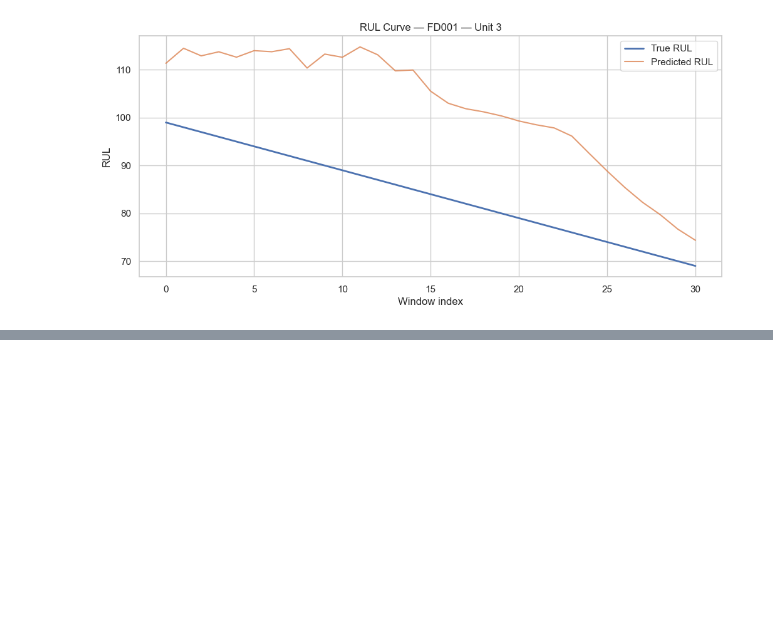
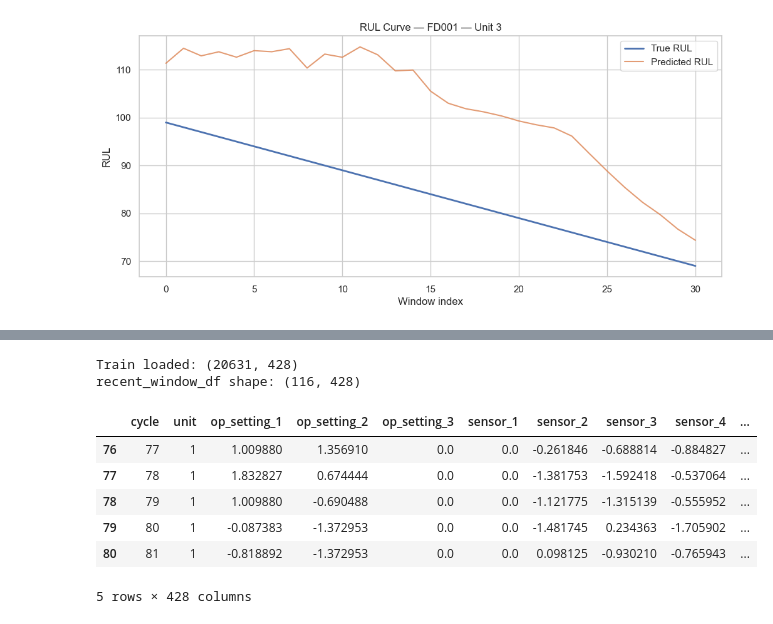
Before and after one commit to ghsaberr/agentic-predictive-maintenance, a Jupyter notebook: agentic-predictive-maintenance.ipynb, the cells around one changed output, grey strips where cells are left out. Drawn from its saved outputs; the diff is of its cells as text; code cells hidden in the pictures; blank space fills up the shorter version.

Commit message:
agent

```diff
--- a/agentic-predictive-maintenance.ipynb
+++ b/agentic-predictive-maintenance.ipynb
@@ -1908,0 +2109,28 @@ FAISS index built and saved.
+# %%
+# Load processed FD001 dataset (needed for building recent_window_df)
+import pandas as pd
+
+train_df = pd.read_csv(
+    r"C:\myProjects\Agentic-Predictive-Maintenance\data\processed\CMAPSS\train_FD001_final.csv"
+)
+
+print("Train loaded:", train_df.shape)
+
+# Select asset / build window
+asset_id = 1
+window_T = meta["seq_len"] + 20   # ensures enough timesteps
+
+recent_window_df = train_df[train_df["unit"] == asset_id].tail(window_T)
+
+print("recent_window_df shape:", recent_window_df.shape)
+display(recent_window_df.head())
+# %% [output]
+Train loaded: (20631, 428)
+recent_window_df shape: (116, 428)
+|  | cycle | unit | op_setting_1 | op_setting_2 | op_setting_3 | sensor_1 | sensor_2 | sensor_3 | sensor_4 | ... |
+| 76 | 77 | 1 | 1.009880 | 1.356910 | 0.0 | 0.0 | -0.261846 | -0.688814 | -0.884827 | ... |
+| 77 | 78 | 1 | 1.832827 | 0.674444 | 0.0 | 0.0 | -1.381753 | -1.592418 | -0.537064 | ... |
+| 78 | 79 | 1 | 1.009880 | -0.690488 | 0.0 | 0.0 | -1.121775 | -1.315139 | -0.555952 | ... |
+| 79 | 80 | 1 | -0.087383 | -1.372953 | 0.0 | 0.0 | -1.481745 | 0.234363 | -1.705902 | ... |
+| 80 | 81 | 1 | -0.818892 | -1.372953 | 0.0 | 0.0 | 0.098125 | -0.930210 | -0.765943 | ... |
+5 rows × 428 columns
```
Also changed, not shown: parts of 20 cells of this notebook.
